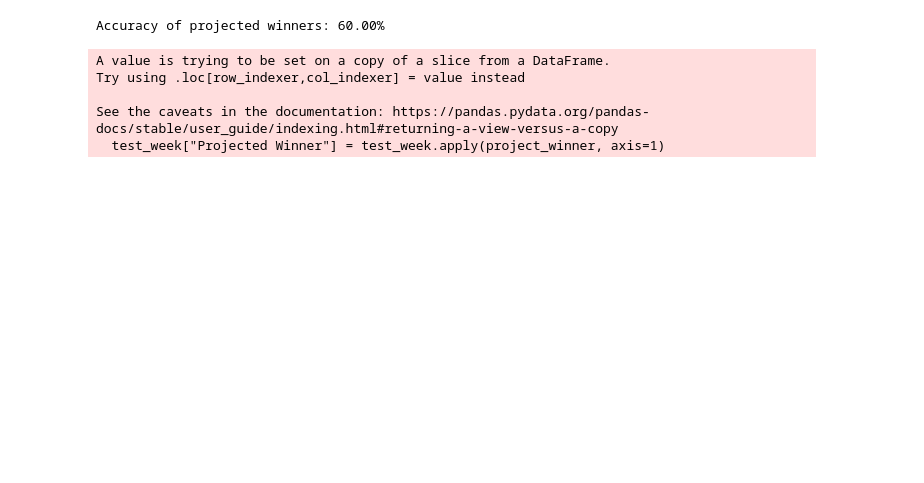
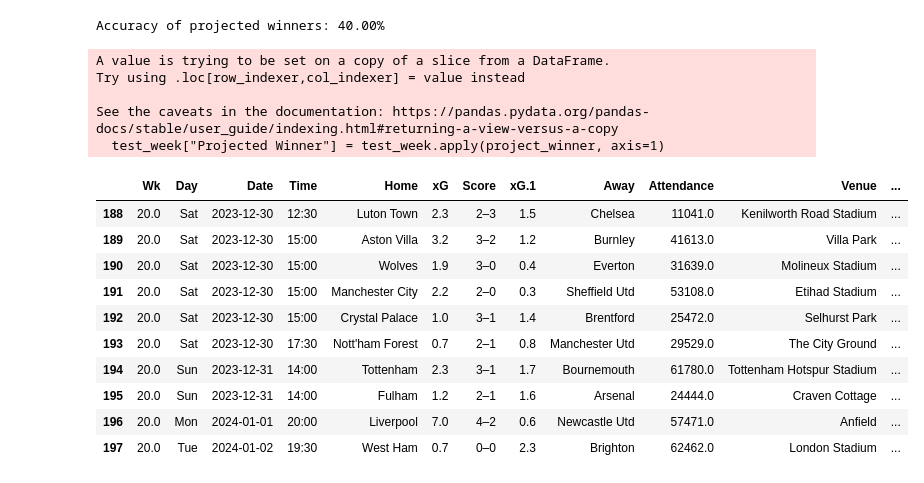
Before and after one commit to thejacobhyatt/EPLRank, a Jupyter notebook: node_rank.ipynb, the cells around one changed output. Saved outputs shown, nothing was run; the diff lists cells and outputs as text; code cells hidden in the pictures; blank space fills up the shorter version.

Commit message:
fixed winner df

```diff
--- a/node_rank.ipynb
+++ b/node_rank.ipynb
@@ -64,24 +87,38 @@ def project_winner(row):
     # Project a tie if the ranks are within 3 spots
     if abs(home_rank - away_rank) <= 2:
         return "Draw"
-    elif home_rank < away_rank:
-        return row["Home"]
+    elif home_rank > away_rank:
+        return "Home"
     else:
-        return row["Away"]
+        return "Away"
 # %%
-test_week = df[df['Wk'].isin([4])]
+test_week = df[df['Wk'].isin([20])]
 test_week["Projected Winner"] = test_week.apply(project_winner, axis=1)
 correct_predictions = (test_week["Projected Winner"] == test_week["Winner"]).sum()
 total_predictions = len(test_week)
 accuracy = (correct_predictions / total_predictions) * 100
 print(f"Accuracy of projected winners: {accuracy:.2f}%")
 # %% [output]
-Accuracy of projected winners: 60.00%
+Accuracy of projected winners: 40.00%
 A value is trying to be set on a copy of a slice from a DataFrame.
 Try using .loc[row_indexer,col_indexer] = value instead
 
 See the caveats in the documentation: https://pandas.pydata.org/pandas-docs/stable/user_guide/indexing.html#returning-a-view-versus-a-copy
   test_week["Projected Winner"] = test_week.apply(project_winner, axis=1)
+# %%
+test_week
+# %% [output]
+|  | Wk | Day | Date | Time | Home | xG | Score | xG.1 | Away | Attendance | Venue | ... |
+| 188 | 20.0 | Sat | 2023-12-30 | 12:30 | Luton Town | 2.3 | 2–3 | 1.5 | Chelsea | 11041.0 | Kenilworth Road Stadium | ... |
+| 189 | 20.0 | Sat | 2023-12-30 | 15:00 | Aston Villa | 3.2 | 3–2 | 1.2 | Burnley | 41613.0 | Villa Park | ... |
+| 190 | 20.0 | Sat | 2023-12-30 | 15:00 | Wolves | 1.9 | 3–0 | 0.4 | Everton | 31639.0 | Molineux Stadium | ... |
+| 191 | 20.0 | Sat | 2023-12-30 | 15:00 | Manchester City | 2.2 | 2–0 | 0.3 | Sheffield Utd | 53108.0 | Etihad Stadium | ... |
+| 192 | 20.0 | Sat | 2023-12-30 | 15:00 | Crystal Palace | 1.0 | 3–1 | 1.4 | Brentford | 25472.0 | Selhurst Park | ... |
+| 193 | 20.0 | Sat | 2023-12-30 | 17:30 | Nott'ham Forest | 0.7 | 2–1 | 0.8 | Manchester Utd | 29529.0 | The City Ground | ... |
+| 194 | 20.0 | Sun | 2023-12-31 | 14:00 | Tottenham | 2.3 | 3–1 | 1.7 | Bournemouth | 61780.0 | Tottenham Hotspur Stadium | ... |
+| 195 | 20.0 | Sun | 2023-12-31 | 14:00 | Fulham | 1.2 | 2–1 | 1.6 | Arsenal | 24444.0 | Craven Cottage | ... |
+| 196 | 20.0 | Mon | 2024-01-01 | 20:00 | Liverpool | 7.0 | 4–2 | 0.6 | Newcastle Utd | 57471.0 | Anfield | ... |
+| 197 | 20.0 | Tue | 2024-01-02 | 19:30 | West Ham | 0.7 | 0–0 | 2.3 | Brighton | 62462.0 | London Stadium | ... |
 # %%
 pos = nx.circular_layout(G)
 plt.figure(figsize=(10, 6))
```
Also changed, not shown: parts of 4 cells of this notebook, 3 other files.
